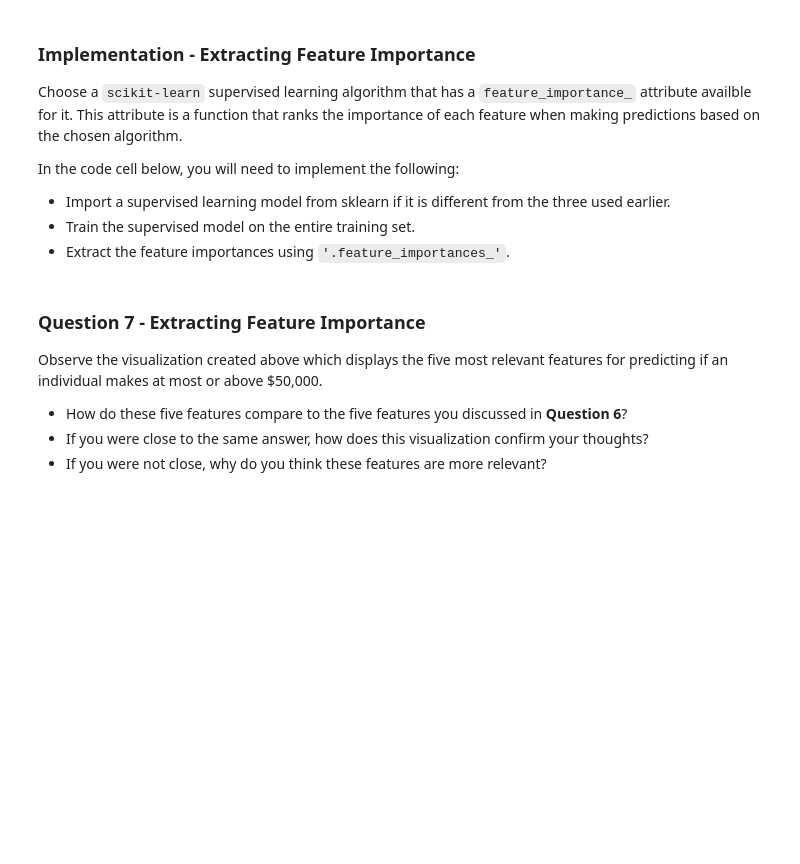
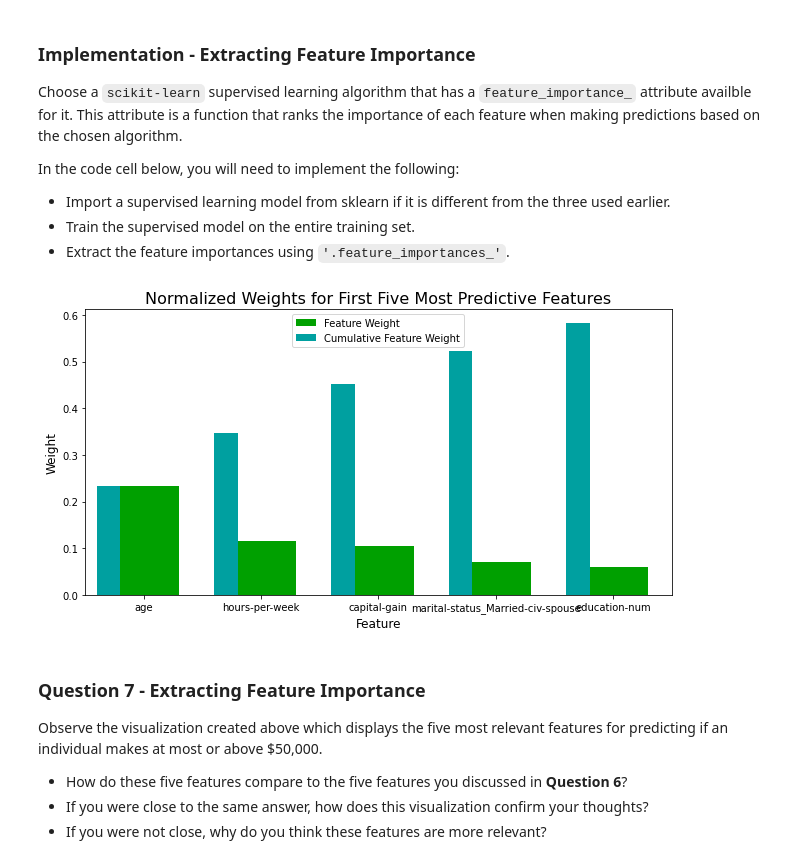
Before and after one commit to plsloan/IntroToMachineLearning_Tensorflow, a Jupyter notebook: projects/p1_charityml/finding_donors.ipynb, the cells around one changed output. Cells and saved outputs as stored; diff of their text form; code cells hidden in the pictures; blank space fills up the shorter version.

```diff
--- a/projects/p1_charityml/finding_donors.ipynb
+++ b/projects/p1_charityml/finding_donors.ipynb
@@ -468,16 +589,18 @@ In the code cell below, you will need to implement the following:
  - Extract the feature importances using `'.feature_importances_'`.
 # %%
 # TODO: Import a supervised learning model that has 'feature_importances_'
-
+from sklearn.ensemble import RandomForestClassifier
 
 # TODO: Train the supervised model on the training set using .fit(X_train, y_train)
-model = None
+model = RandomForestClassifier().fit(X_train, y_train['>50K'])
 
 # TODO: Extract the feature importances using .feature_importances_
-importances = None
+importances = model.feature_importances_
 
 # Plot
-vs.feature_plot(importances, X_train, y_train)
+vs.feature_plot(importances, X_train, y_train['>50K'])
+# %% [output]
+[figure, added]
 # %% [markdown]
 ### Question 7 - Extracting Feature Importance
 
```
Also changed, not shown: parts of 29 cells of this notebook, 2 other files.
